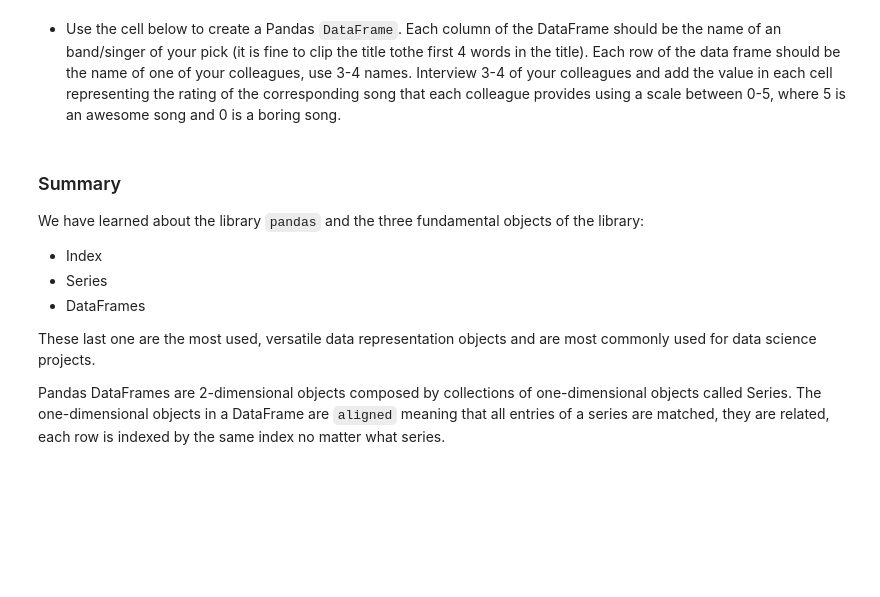
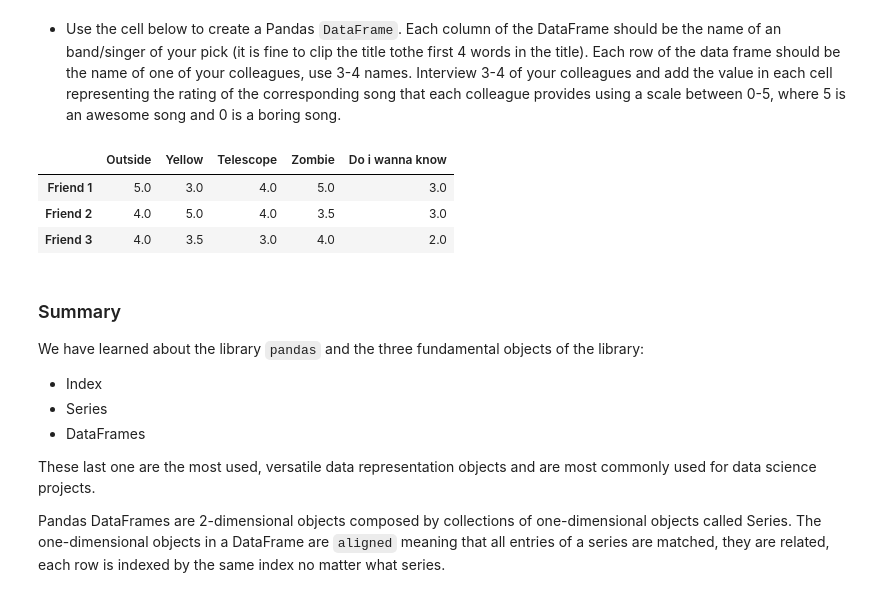
Before and after one commit to serlinec/PythonTutorials, a Jupyter notebook: tutorial015-Pandas-Introduction.ipynb, the cells around one changed output. Saved outputs shown, nothing was run; the diff lists cells and outputs as text; code cells hidden in the pictures; blank space fills up the shorter version.

```diff
--- a/tutorial015-Pandas-Introduction.ipynb
+++ b/tutorial015-Pandas-Introduction.ipynb
@@ -337,5 +554,12 @@ $\color{blue}{\text{Complete the following exercise.}}$
 # %% [markdown]
   - Use the cell below to create a Pandas `DataFrame`. Each column of the DataFrame should be the name of an band/singer of your pick (it is fine to clip the title tothe first 4 words in the title). Each row of the data frame should be the name of one of your colleagues, use 3-4 names. Interview 3-4 of your colleagues and add the value in each cell representing the rating of the corresponding song that each colleague provides using a scale between 0-5, where 5 is an awesome song and 0 is a boring song.
+# %%
+ratings.T
+# %% [output]
+|  | Outside | Yellow | Telescope | Zombie | Do i wanna know |
+| Friend 1 | 5.0 | 3.0 | 4.0 | 5.0 | 3.0 |
+| Friend 2 | 4.0 | 5.0 | 4.0 | 3.5 | 3.0 |
+| Friend 3 | 4.0 | 3.5 | 3.0 | 4.0 | 2.0 |
 # %% [markdown]
 ### Summary
 
```
Also changed, not shown: parts of 26 cells of this notebook.
